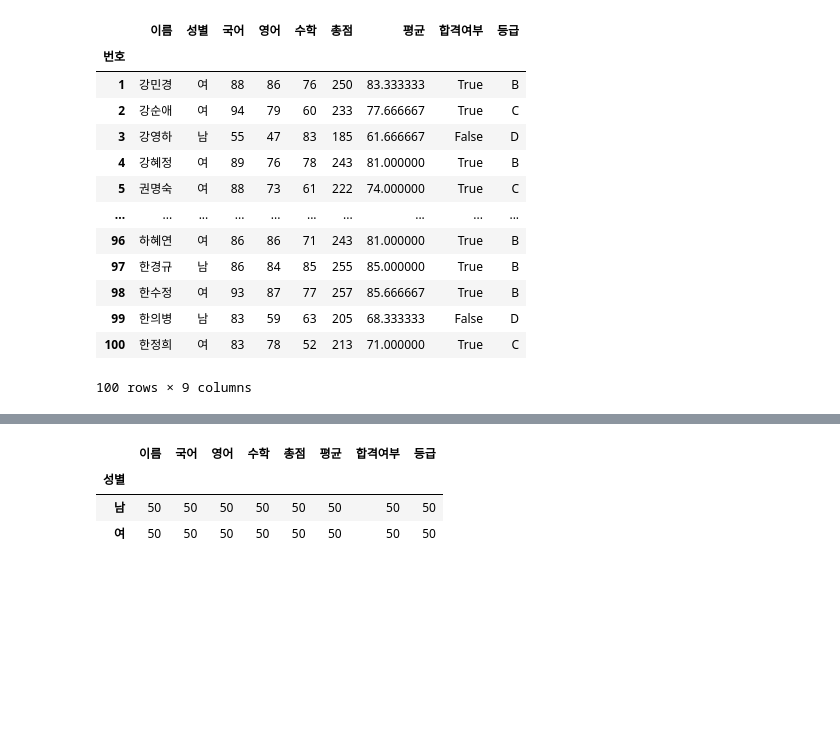
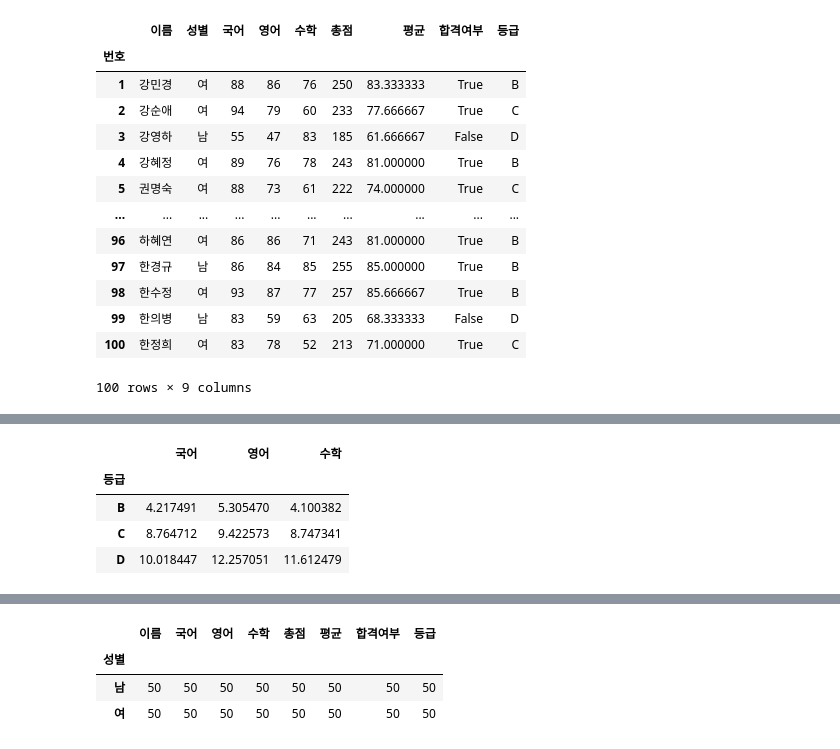
Before and after one commit to muroo123/pandas, a Jupyter notebook: pandas_section3_데이타_요약과_통계_함수와_정렬.ipynb, the cells around one changed output, grey strips where cells are left out. Cells and saved outputs as stored; diff of their text form; code cells hidden in the pictures; blank space fills up the shorter version.

```diff
--- a/pandas_section3_데이타_요약과_통계_함수와_정렬.ipynb
+++ b/pandas_section3_데이타_요약과_통계_함수와_정렬.ipynb
@@ -585,0 +663,9 @@ df
+# %%
+# 등급 별 국어,영어,수학 표준편차 구하기
+df.groupby('등급')[['국어','영어','수학']].std()
+# %% [output]
+|  | 국어 | 영어 | 수학 |
+| 등급 |  |  |  |
+| B | 4.217491 | 5.305470 | 4.100382 |
+| C | 8.764712 | 9.422573 | 8.747341 |
+| D | 10.018447 | 12.257051 | 11.612479 |
```
Also changed, not shown: parts of 16 cells of this notebook.
